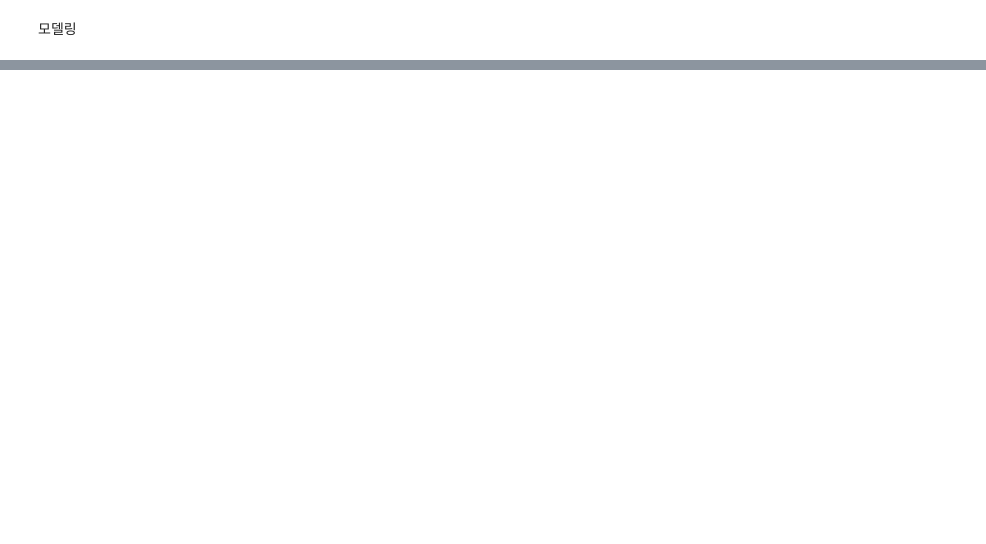
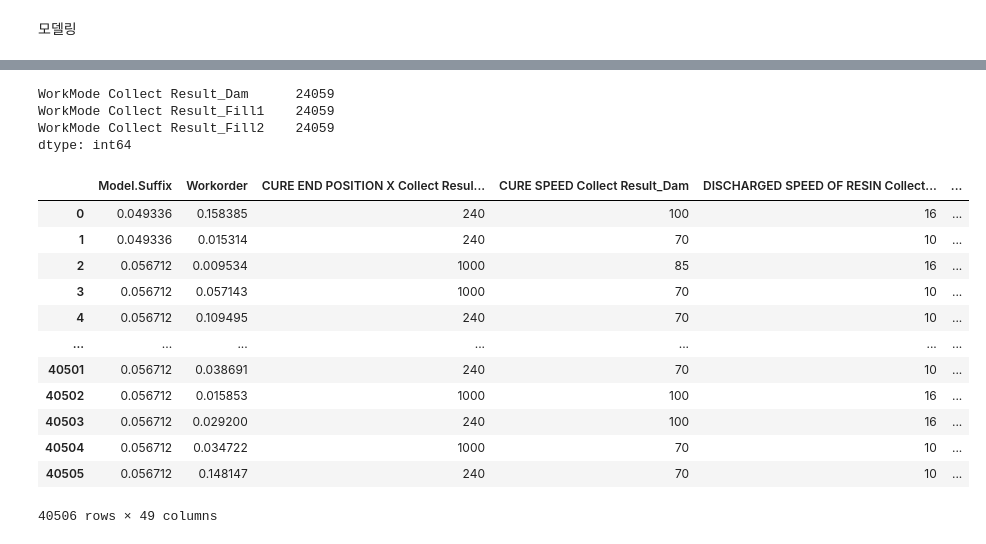
Before and after one commit to dyk9916/Lg_aimers5, a Jupyter notebook: code_log/dongyoung_code/modeling/0813.ipynb, the cells around one changed output, grey strips where cells are left out. Cells and saved outputs as stored; diff of their text form; code cells hidden in the pictures; blank space fills up the shorter version.

```diff
--- a/code_log/dongyoung_code/modeling/0813.ipynb
+++ b/code_log/dongyoung_code/modeling/0813.ipynb
@@ -559,6 +555,3 @@ dtype: object
-# %%
-train_data_cleaned = train_data_cleaned.drop(columns='Chamber Temp. Judge Value_AutoClave',inplace=False)
-test_data_cleaned = test_data_cleaned.drop(columns='Chamber Temp. Judge Value_AutoClave',inplace=False)
 # %%
 train_data_cleaned.info()
 # %% [output]
@@ -615,0 +629,14 @@ Name: target, Length: 17361, dtype: float64
+# %%
+# 타겟 변수와 범주형 변수 지정
+## Target Encoding의 smoothing 파라미터는 default로 auto로 설정되어 있음
+target = 'target'  # 타겟 변수 이름으로 변경
+categorical_columns = [
+    'Model.Suffix',
+    'Workorder',
+    'Dispenser_num'
+]  # 범주형 변수 이름으로 변경
+
+# 타겟 값을 숫자로 변환
+target_mapping = {'Normal': 0, 'AbNormal': 1}
+train_data_cleaned[target] = train_data_cleaned[target].map(target_mapping)
+test_data_cleaned[target] = train_data_cleaned[target].map(target_mapping)
@@ -615,0 +659,43 @@ Name: target, Length: 17361, dtype: float64
+# %%
+# Assuming df is your DataFrame
+missing_values = train_data_cleaned.isnull().sum()
+
+# Filter columns that have missing values
+columns_with_missing = missing_values[missing_values > 0]
+
+print(columns_with_missing)
+# %% [output]
+WorkMode Collect Result_Dam      24059
+WorkMode Collect Result_Fill1    24059
+WorkMode Collect Result_Fill2    24059
+dtype: int64
+# %%
+columns_to_drop = ['WorkMode Collect Result_Dam', 'WorkMode Collect Result_Fill1', 'WorkMode Collect Result_Fill2']
+
+train_data_cleaned = train_data_cleaned.drop(columns=columns_to_drop, errors='ignore')
+test_data_cleaned = test_data_cleaned.drop(columns=columns_to_drop, errors='ignore')
+# %%
+# 열이 존재하는지 확인
+missing_columns = [col for col in categorical_columns if col not in train_data.columns]
+if missing_columns:
+    raise ValueError(f"train_data에 다음 열이 존재하지 않습니다: {missing_columns}")
+
+# 타겟 인코더 생성 및 학습
+encoder = ce.TargetEncoder(cols=categorical_columns)
+train_data = encoder.fit_transform(train_data_cleaned, train_data_cleaned[target])
+# %%
+train_data
+# %% [output]
+|  | Model.Suffix | Workorder | CURE END POSITION X Collect Resul... | CURE SPEED Collect Result_Dam | DISCHARGED SPEED OF RESIN Collect... | ... |
+| 0 | 0.049336 | 0.158385 | 240 | 100 | 16 | ... |
+| 1 | 0.049336 | 0.015314 | 240 | 70 | 10 | ... |
+| 2 | 0.056712 | 0.009534 | 1000 | 85 | 16 | ... |
+| 3 | 0.056712 | 0.057143 | 1000 | 70 | 10 | ... |
+| 4 | 0.056712 | 0.109495 | 240 | 70 | 10 | ... |
+| ... | ... | ... | ... | ... | ... | ... |
+| 40501 | 0.056712 | 0.038691 | 240 | 70 | 10 | ... |
+| 40502 | 0.056712 | 0.015853 | 1000 | 100 | 16 | ... |
+| 40503 | 0.056712 | 0.029200 | 240 | 100 | 16 | ... |
+| 40504 | 0.056712 | 0.034722 | 1000 | 70 | 10 | ... |
+| 40505 | 0.056712 | 0.148147 | 240 | 70 | 10 | ... |
+40506 rows × 49 columns
```
Also changed, not shown: parts of 51 cells of this notebook, 1 other file.
